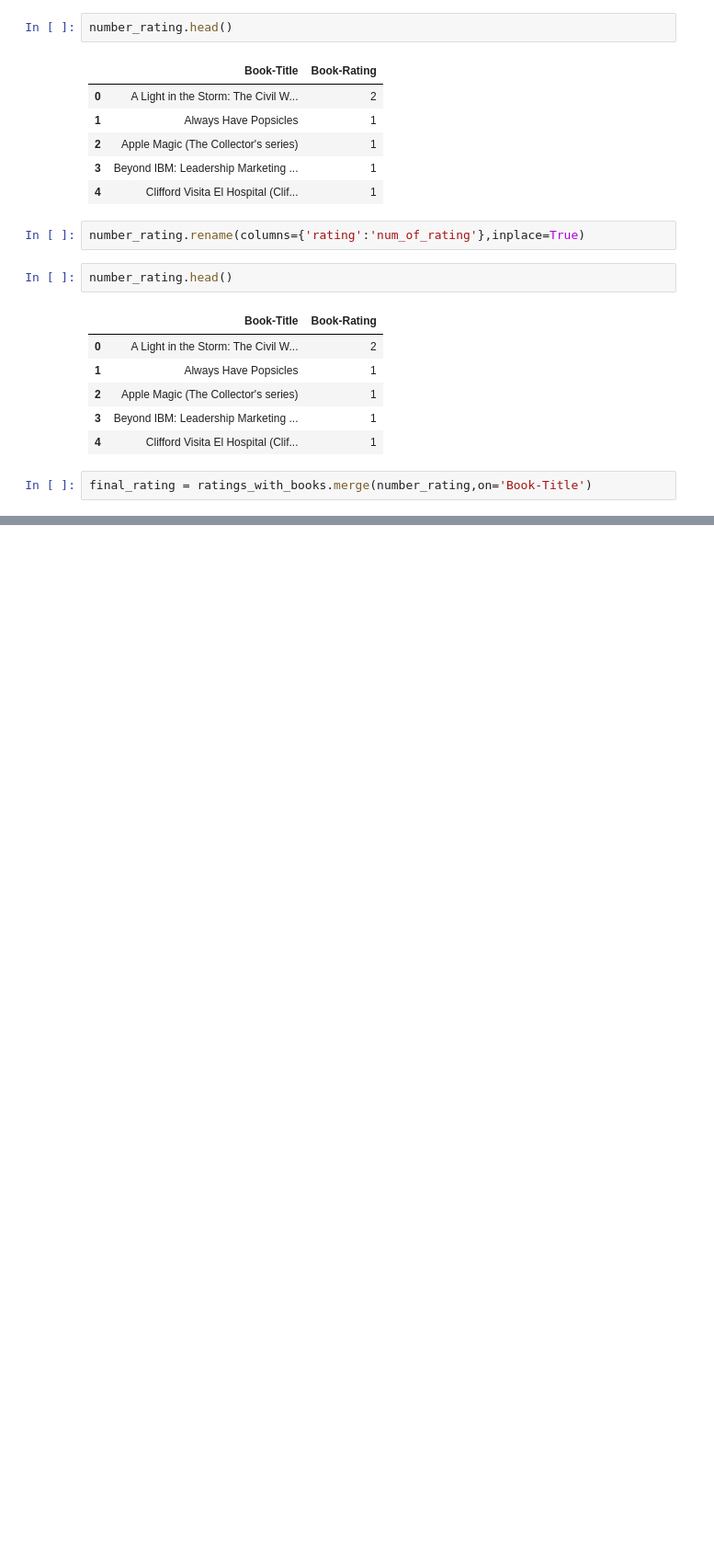
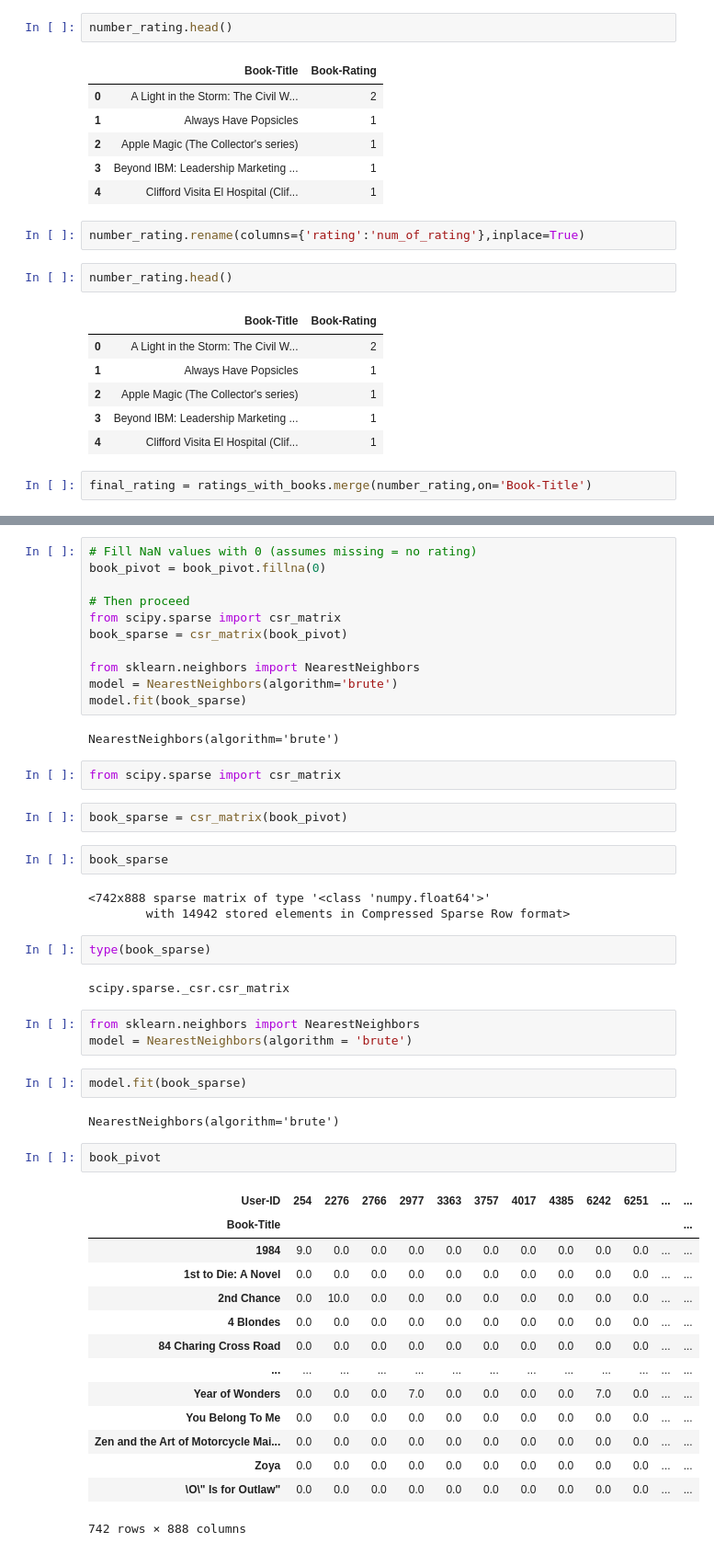
Before and after one commit to kaunainffc/End-to-End-Book-Recommender-System, a Jupyter notebook: notebook/research.ipynb, the cells around one changed output, grey strips where cells are left out. Shown: that part at 92% size. Drawn from its saved outputs; the diff is of its cells as text; blank space fills up the shorter version.

```diff
--- a/notebook/research.ipynb
+++ b/notebook/research.ipynb
@@ -216,0 +273,50 @@ final_rating.head()
+# %%
+# Fill NaN values with 0 (assumes missing = no rating)
+book_pivot = book_pivot.fillna(0)
+
+# Then proceed
+from scipy.sparse import csr_matrix
+book_sparse = csr_matrix(book_pivot)
+
+from sklearn.neighbors import NearestNeighbors
+model = NearestNeighbors(algorithm='brute')
+model.fit(book_sparse)
+# %% [output]
+NearestNeighbors(algorithm='brute')
+# %%
+from scipy.sparse import csr_matrix
+# %%
+book_sparse = csr_matrix(book_pivot)
+# %%
+book_sparse
+# %% [output]
+<742x888 sparse matrix of type '<class 'numpy.float64'>'
+        with 14942 stored elements in Compressed Sparse Row format>
+# %%
+type(book_sparse)
+# %% [output]
+scipy.sparse._csr.csr_matrix
+# %%
+from sklearn.neighbors import NearestNeighbors
+model = NearestNeighbors(algorithm = 'brute')
+# %%
+model.fit(book_sparse)
+# %% [output]
+NearestNeighbors(algorithm='brute')
+# %%
+book_pivot
+# %% [output]
+| User-ID | 254 | 2276 | 2766 | 2977 | 3363 | 3757 | 4017 | 4385 | 6242 | 6251 | ... | ... |
+| Book-Title |  |  |  |  |  |  |  |  |  |  |  | ... |
+| 1984 | 9.0 | 0.0 | 0.0 | 0.0 | 0.0 | 0.0 | 0.0 | 0.0 | 0.0 | 0.0 | ... | ... |
+| 1st to Die: A Novel | 0.0 | 0.0 | 0.0 | 0.0 | 0.0 | 0.0 | 0.0 | 0.0 | 0.0 | 0.0 | ... | ... |
+| 2nd Chance | 0.0 | 10.0 | 0.0 | 0.0 | 0.0 | 0.0 | 0.0 | 0.0 | 0.0 | 0.0 | ... | ... |
+| 4 Blondes | 0.0 | 0.0 | 0.0 | 0.0 | 0.0 | 0.0 | 0.0 | 0.0 | 0.0 | 0.0 | ... | ... |
+| 84 Charing Cross Road | 0.0 | 0.0 | 0.0 | 0.0 | 0.0 | 0.0 | 0.0 | 0.0 | 0.0 | 0.0 | ... | ... |
+| ... | ... | ... | ... | ... | ... | ... | ... | ... | ... | ... | ... | ... |
+| Year of Wonders | 0.0 | 0.0 | 0.0 | 7.0 | 0.0 | 0.0 | 0.0 | 0.0 | 7.0 | 0.0 | ... | ... |
+| You Belong To Me | 0.0 | 0.0 | 0.0 | 0.0 | 0.0 | 0.0 | 0.0 | 0.0 | 0.0 | 0.0 | ... | ... |
+| Zen and the Art of Motorcycle Mai... | 0.0 | 0.0 | 0.0 | 0.0 | 0.0 | 0.0 | 0.0 | 0.0 | 0.0 | 0.0 | ... | ... |
+| Zoya | 0.0 | 0.0 | 0.0 | 0.0 | 0.0 | 0.0 | 0.0 | 0.0 | 0.0 | 0.0 | ... | ... |
+| \O\" Is for Outlaw" | 0.0 | 0.0 | 0.0 | 0.0 | 0.0 | 0.0 | 0.0 | 0.0 | 0.0 | 0.0 | ... | ... |
+742 rows × 888 columns
```
Also changed, not shown: parts of 28 cells of this notebook, 4 other files.
